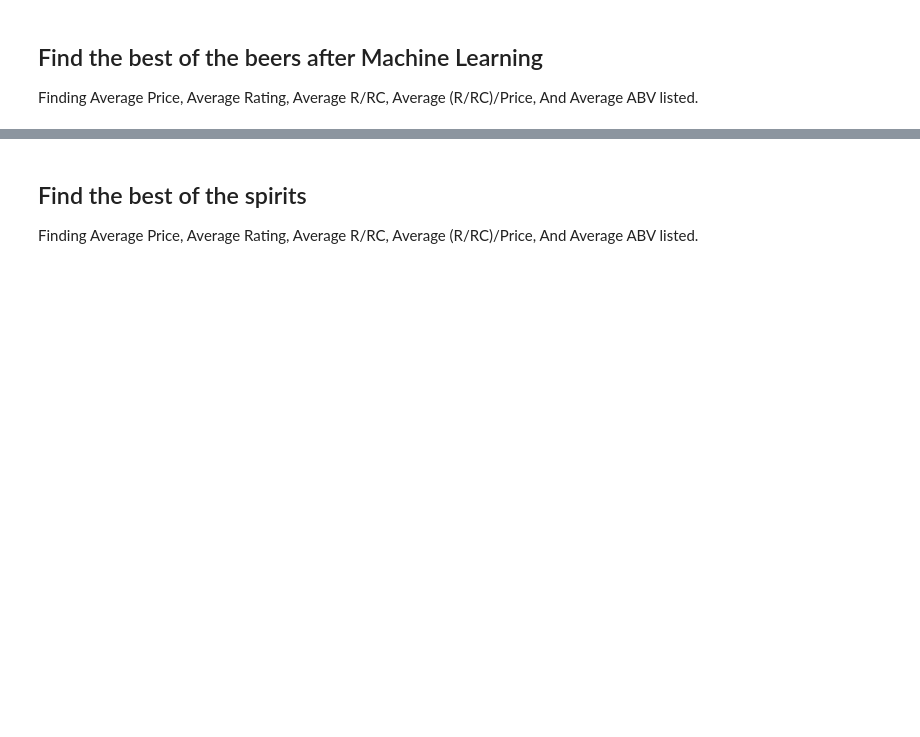
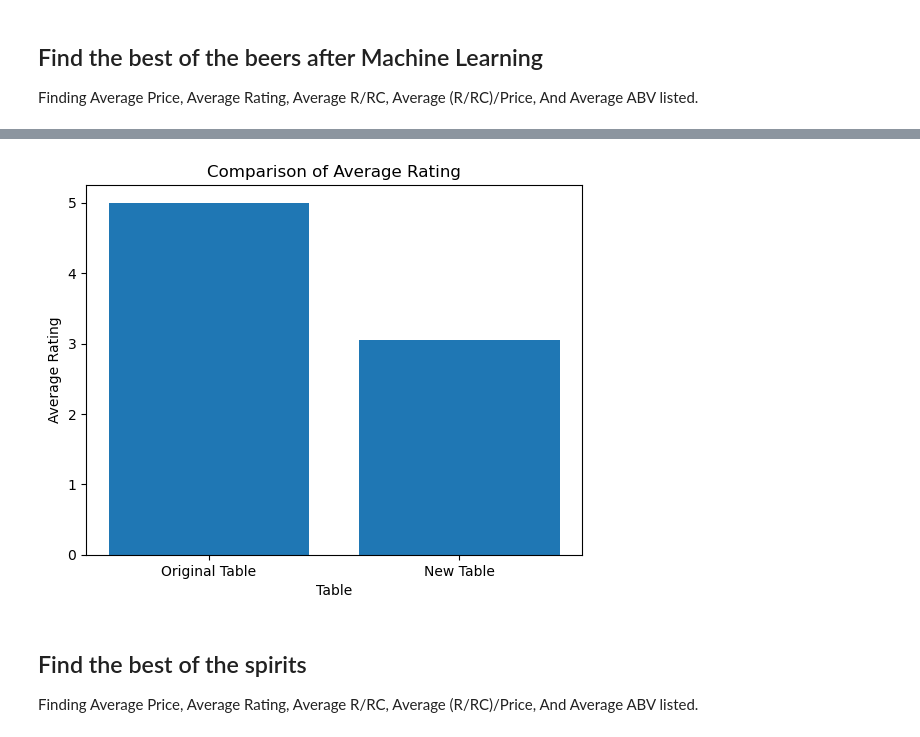
Before and after one commit to JShields07/Project-2-folder, a Jupyter notebook: Main file.ipynb, the cells around one changed output, grey strips where cells are left out. Cells and saved outputs as stored; diff of their text form; code cells hidden in the pictures; blank space fills up the shorter version.

```diff
--- a/Main file.ipynb
+++ b/Main file.ipynb
@@ -196,3 +245,18 @@ new_beers_df.head()
+# %%
+# Data for Average rating
+categories = ['Original Table', 'New Table']
+average_rating = [beer_avg_rating, beers_average_rating]
+
+# Plotting the chart
+plt.bar(categories, average_rating)
+plt.xlabel('Table')
+plt.ylabel('Average Rating')
+plt.title('Comparison of Average Rating')
+
+# Display the chart
+plt.show()
+# %% [output]
+[figure, added]
 # %% [markdown]
 ## Find the best of the spirits
 Finding Average Price,
```
Also changed, not shown: parts of 34 cells of this notebook, 3 other files.
